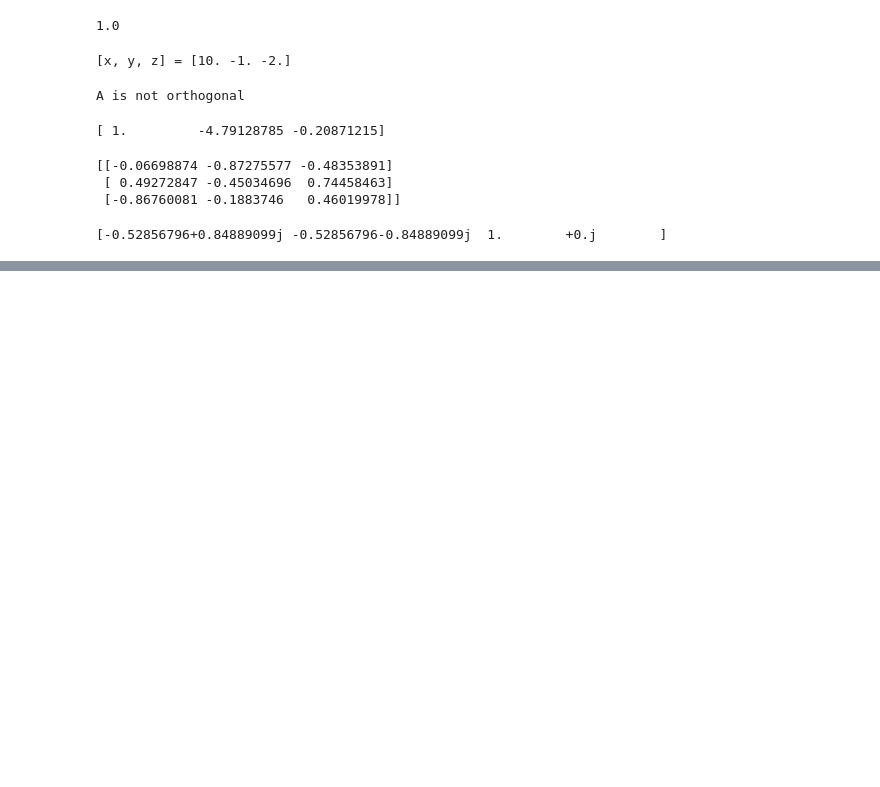
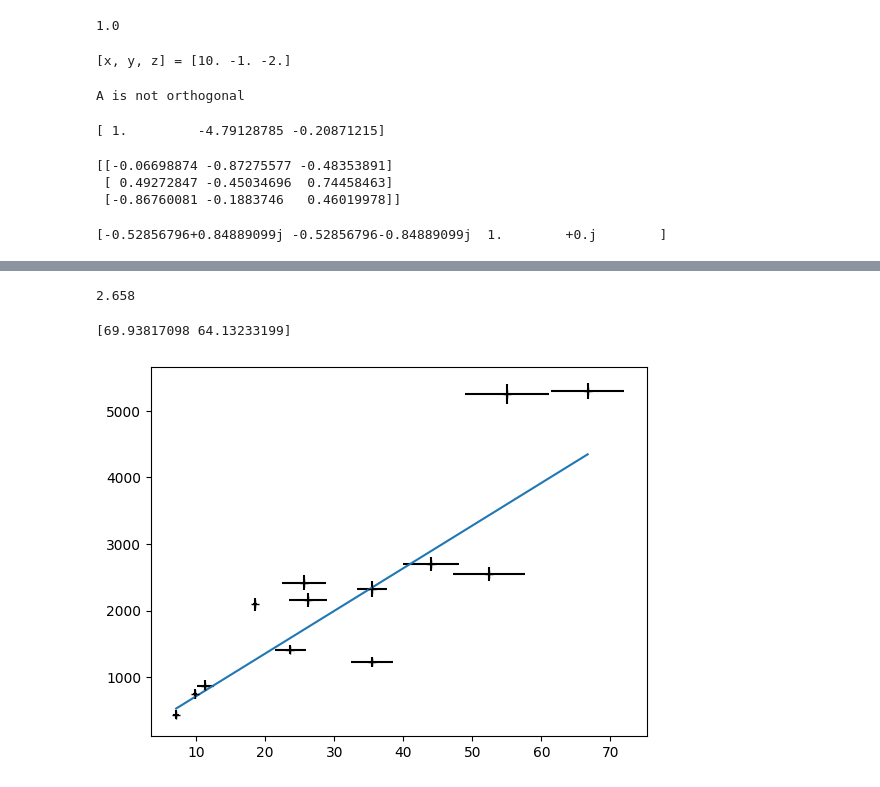
Before and after one commit to avalperezRUG/PROGNUM-repo, a Jupyter notebook: Task7/sq_s6217338_week7.ipynb, the cells around one changed output, grey strips where cells are left out. Cells and saved outputs as stored; diff of their text form; code cells hidden in the pictures; blank space fills up the shorter version.

```diff
--- a/Task7/sq_s6217338_week7.ipynb
+++ b/Task7/sq_s6217338_week7.ipynb
@@ -100,0 +208,32 @@ plt.show()
+# %%
+# Q 7.7
+def bilinearIP(I, col, row): # Make it X, Y compatible
+    '''I is a two dimensional array and iF,jF is the position at
+       which we want to interpolate. 'iF' must be bigger or equal to 0 and
+       smaller than the highest index of I in i. The same applies for jF'''
+    rowlen, collen= I.shape
+    i = int(row)
+    j = int(col)
+    if row - i == 0 and col - j == 0:  # Falls exactly on a gridpoint
+        return I[i,j]
+
+    inbounds = (0 <= j <= collen-1) and (0 <= i <= rowlen-1)
+    if not inbounds:
+        Iintp = None
+    else:
+        mu =  row - i
+        Lambda = col - j
+        # If we are at the last pixel at the right or bottom, then there
+        # is not a neighbour, so we take the pixel itself as the neighbour
+        I0 = I[i,j]
+        I1 = I[i,min(j+1,collen-1)]
+        I2 = I[min(i+1,rowlen-1),j]
+        I3 = I[min(i+1,rowlen-1),min(j+1,collen-1)]
+        Iintp = (1-Lambda)*(1-mu)*I0 + Lambda*(1-mu)*I1 + mu*(1-Lambda)*I2 + Lambda*mu*I3
+    return(Iintp)
+
+I = np.array([[2.0,4.1], [2.5,3.8]])
+bilin_IP = bilinearIP(I, 0.2, 0.7)
+print(bilin_IP)
+# %% [output]
+2.658
@@ -100,0 +262,28 @@ plt.show()
+# %%
+def model(beta, x):
+    beta0, beta1 = beta
+    return beta0 + beta1*x
+
+def residuals(beta, x, y, sigy):
+    return (y - model(beta,x))/sigy
+
+beta_start = [0, 70.0]
+dat = (d, v, error_v)
+result = leastsq(residuals, beta_start, args=dat, full_output=1)
+(beta, pcov, infodict, errmsg, ier) = result
+beta_lsqwei = beta
+print(beta_lsqwei)
+
+xspace = np.linspace(d.min(), d.max(), 100)
+
+fig, ax = plt.subplots()
+ax.errorbar(d, v,
+             xerr=error_d, yerr=error_v,
+             fmt='+', color='k')
+xmin = d.min(); xmax = d.max()
+ymin = model(beta_lsqwei, xmin); ymax = model(beta_lsqwei, xmax)
+ax.plot([xmin, xmax], [ymin, ymax])
+plt.show()
+# %% [output]
+[69.93817098 64.13233199]
+[figure, added]
```
Also changed, not shown: parts of 8 cells of this notebook.
